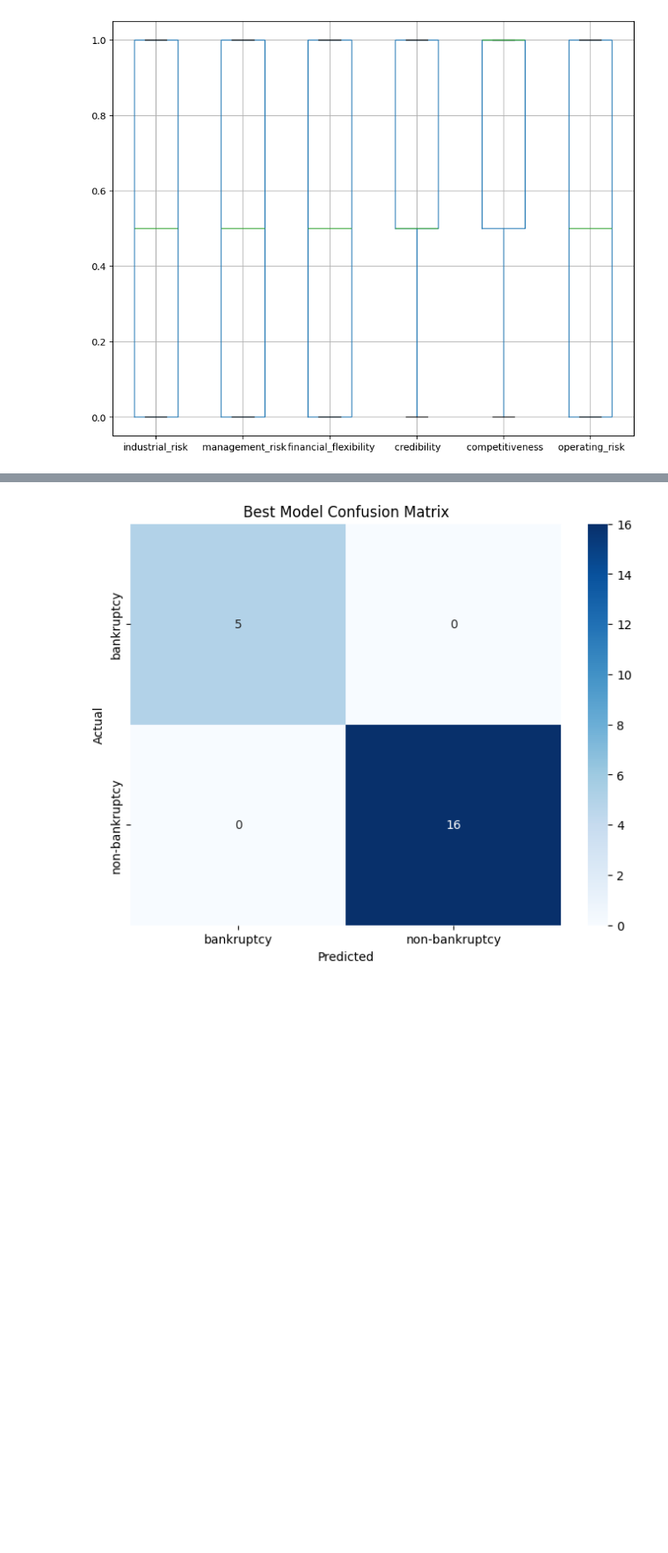
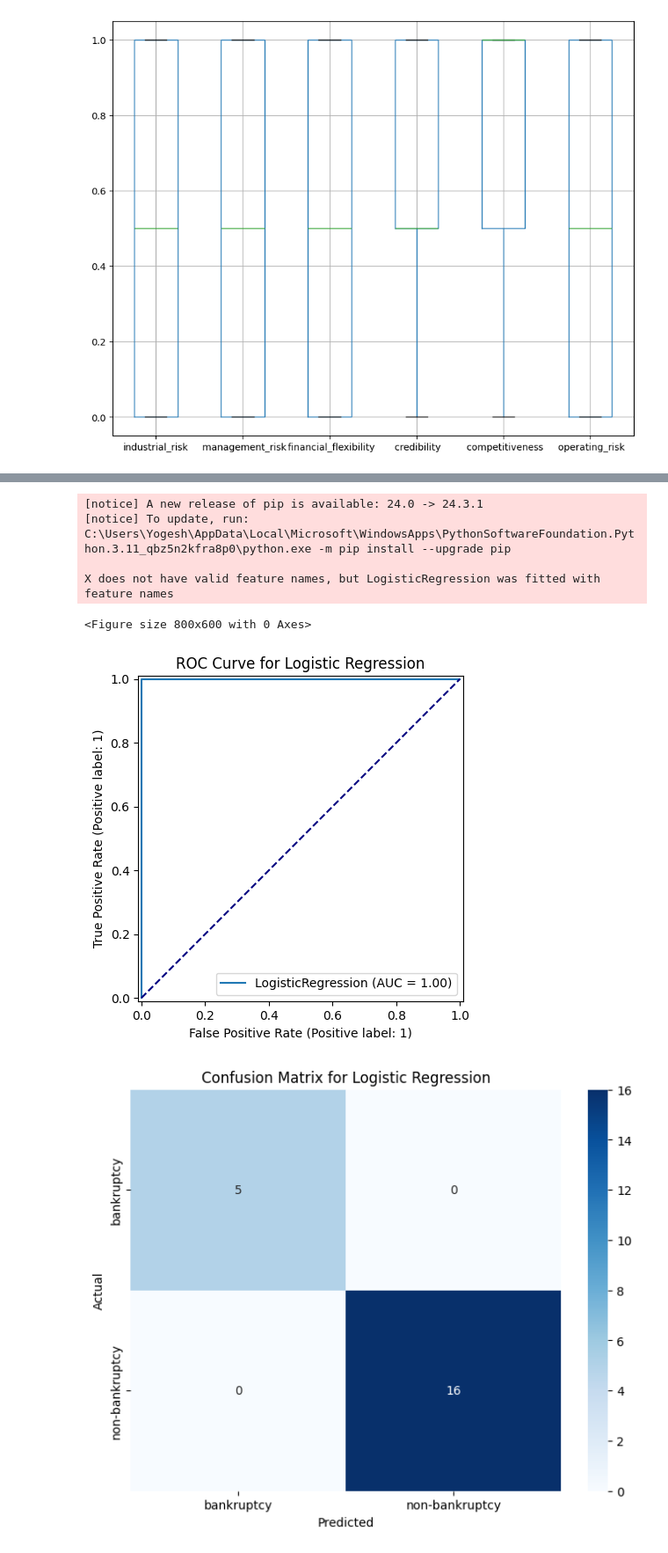
Before and after one commit to Rushi-code1/Banckrupcy, a Jupyter notebook: bankcurpcy.ipynb, the cells around one changed output, grey strips where cells are left out. Shown at 88% size. Saved outputs shown, nothing was run; the diff lists cells and outputs as text; code cells hidden in the pictures; blank space fills up the shorter version.

```diff
--- a/bankcurpcy.ipynb
+++ b/bankcurpcy.ipynb
@@ -228,11 +356,0 @@ X_test_scaled = scaler.transform(X_test)
-# %%
-
-
-# Model Training: Initial Random Forest
-rf_model = RandomForestClassifier(random_state=42)
-rf_model.fit(X_train_scaled, y_train)
-
-# Evaluate initial model
-y_pred = rf_model.predict(X_test_scaled)
-accuracy = accuracy_score(y_test, y_pred)
-print("Initial Model Accuracy:", accuracy)
@@ -240,0 +357,7 @@ Initial Model Accuracy: 1.0
+# %%
+from sklearn.linear_model import LogisticRegression
+
+# Model Training: Initial Random Forest
+log_reg_model = LogisticRegression(random_state=42)
+log_reg_model.fit(X_train, y_train)
+best_model = log_reg_model
@@ -293,17 +455,21 @@ Fitting 5 folds for each of 108 candidates, totalling 540 fits
 # %%
-# Evaluate the tuned model
-y_pred_best = best_model.predict(X_test_scaled)
-best_accuracy = accuracy_score(y_test, y_pred_best)
-print("\nBest Model Accuracy:", best_accuracy)
-print("\nBest Model Classification Report:\n")
-print(classification_report(y_test, y_pred_best, target_names=label_encoder.classes_))
+%pip install scikit-learn
 
-# Confusion matrix for the best model
-best_conf_matrix = confusion_matrix(y_test, y_pred_best)
+from sklearn.metrics import roc_curve, auc, RocCurveDisplay
+
+# Plot ROC Curve
 plt.figure(figsize=(8, 6))
-sns.heatmap(best_conf_matrix, annot=True, fmt='d', cmap='Blues',
+roc_disp = RocCurveDisplay.from_estimator(best_model, X_test_scaled, y_test)
+plt.plot([0, 1], [0, 1], color='navy', linestyle='--')  # Line of no-discrimination
+plt.title('ROC Curve for Logistic Regression')
+plt.show()
+
+# Confusion Matrix
+conf_matrix = confusion_matrix(y_test, y_pred_best)
+plt.figure(figsize=(8, 6))
+sns.heatmap(conf_matrix, annot=True, fmt='d', cmap='Blues',
             xticklabels=label_encoder.classes_, yticklabels=label_encoder.classes_)
-plt.title('Best Model Confusion Matrix')
+plt.title('Confusion Matrix for Logistic Regression')
 plt.xlabel('Predicted')
 plt.ylabel('Actual')
 plt.show()
@@ -323 +483,7 @@ non-bankruptcy       1.00      1.00      1.00        16
+[notice] A new release of pip is available: 24.0 -> 24.3.1
+[notice] To update, run: C:\Users\Yogesh\AppData\Local\Microsoft\WindowsApps\PythonSoftwareFoundation.Python.3.11_qbz5n2kfra8p0\python.exe -m pip install --upgrade pip
+
+X does not have valid feature names, but LogisticRegression was fitted with feature names
+<Figure size 800x600 with 0 Axes>
-[figure, old version]
+[figure, new version]
+[figure, added]
```
Also changed, not shown: parts of 35 cells of this notebook, 1 other file.
